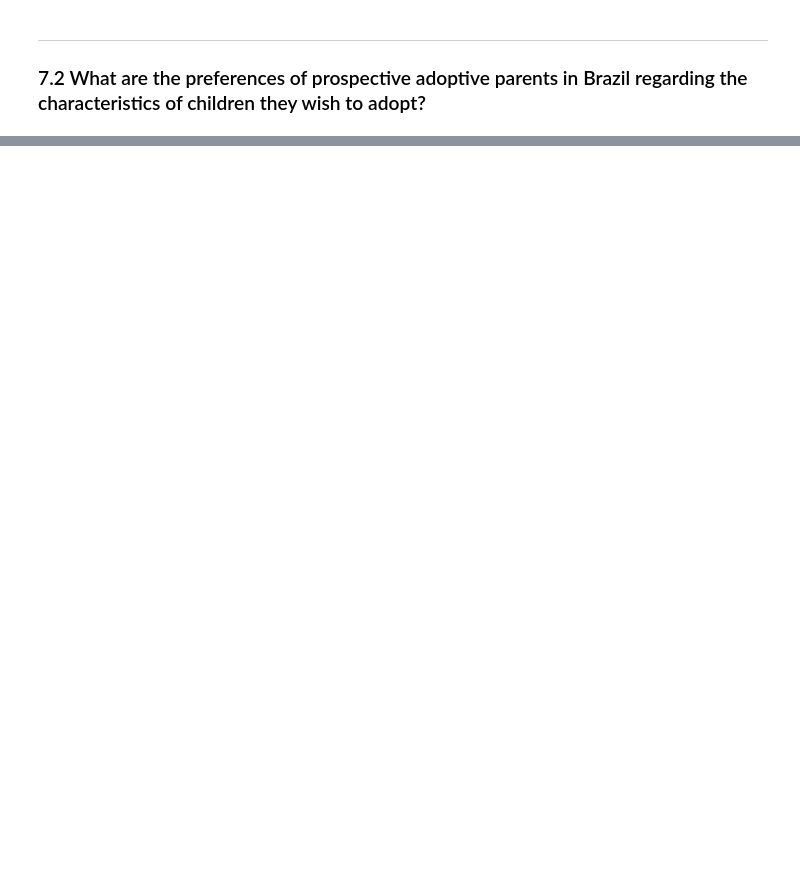
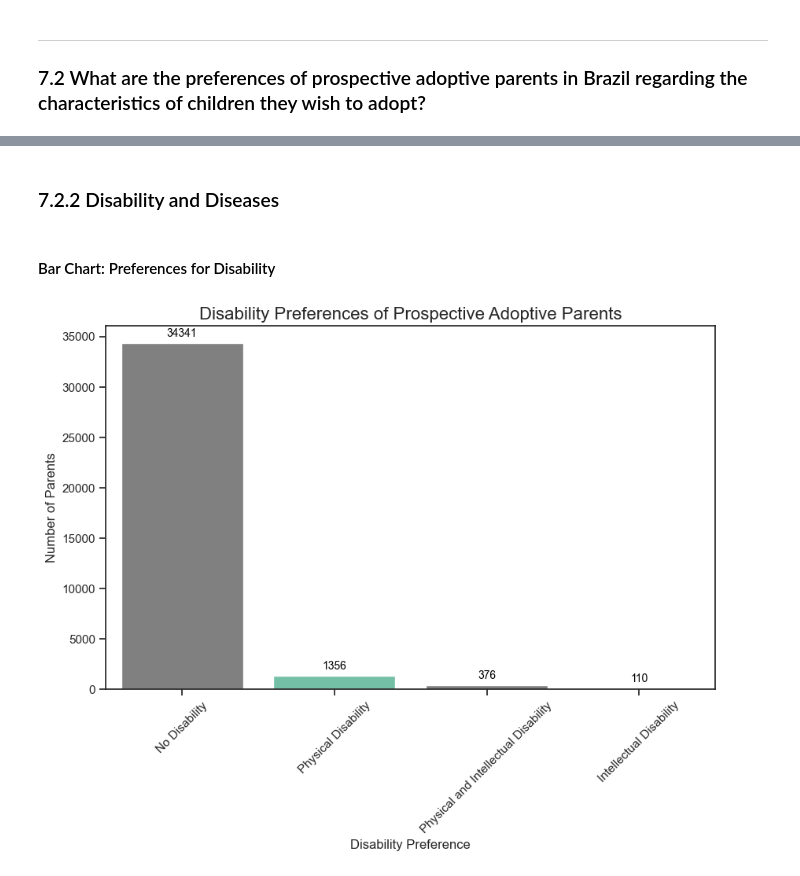
Before and after one commit to giulliadeux/br_adoption, a Jupyter notebook: Adoption in Brazil.ipynb, the cells around one changed output, grey strips where cells are left out. Saved outputs shown, nothing was run; the diff lists cells and outputs as text; code cells hidden in the pictures; blank space fills up the shorter version.

```diff
--- a/Adoption in Brazil.ipynb
+++ b/Adoption in Brazil.ipynb
@@ -1991,0 +1474,25 @@ Profile Analysis: Create 3-5 profiles based on common characteristics and calcul
+# %% [markdown]
+### 7.2.2 Disability and Diseases
+# %% [markdown]
+#### Bar Chart: Preferences for Disability
+# %%
+# plots bar chart for disability preference
+plt.figure(figsize=(10, 6))
+bar_plot_disability = sns.countplot(data=parents_consolidated, x='disability_preference', palette=['grey', 'mediumaquamarine'])
+
+# adds totals on each bar
+for p in bar_plot_disability.patches:
+    bar_plot_disability.annotate(format(p.get_height(), '.0f'),
+                                 (p.get_x() + p.get_width() / 2., p.get_height()),
+                                 ha='center', va='center',
+                                 xytext=(0, 9),
+                                 textcoords='offset points',
+                                 fontsize=10, color='black')
+
+plt.title('Disability Preferences of Prospective Adoptive Parents', fontsize=16)
+plt.xlabel('Disability Preference', fontsize=12)
+plt.ylabel('Number of Parents', fontsize=12)
+plt.xticks(rotation=45)
+plt.show()
+# %% [output]
+[figure, added]
```
Also changed, not shown: parts of 51 cells of this notebook, 4 other files.
